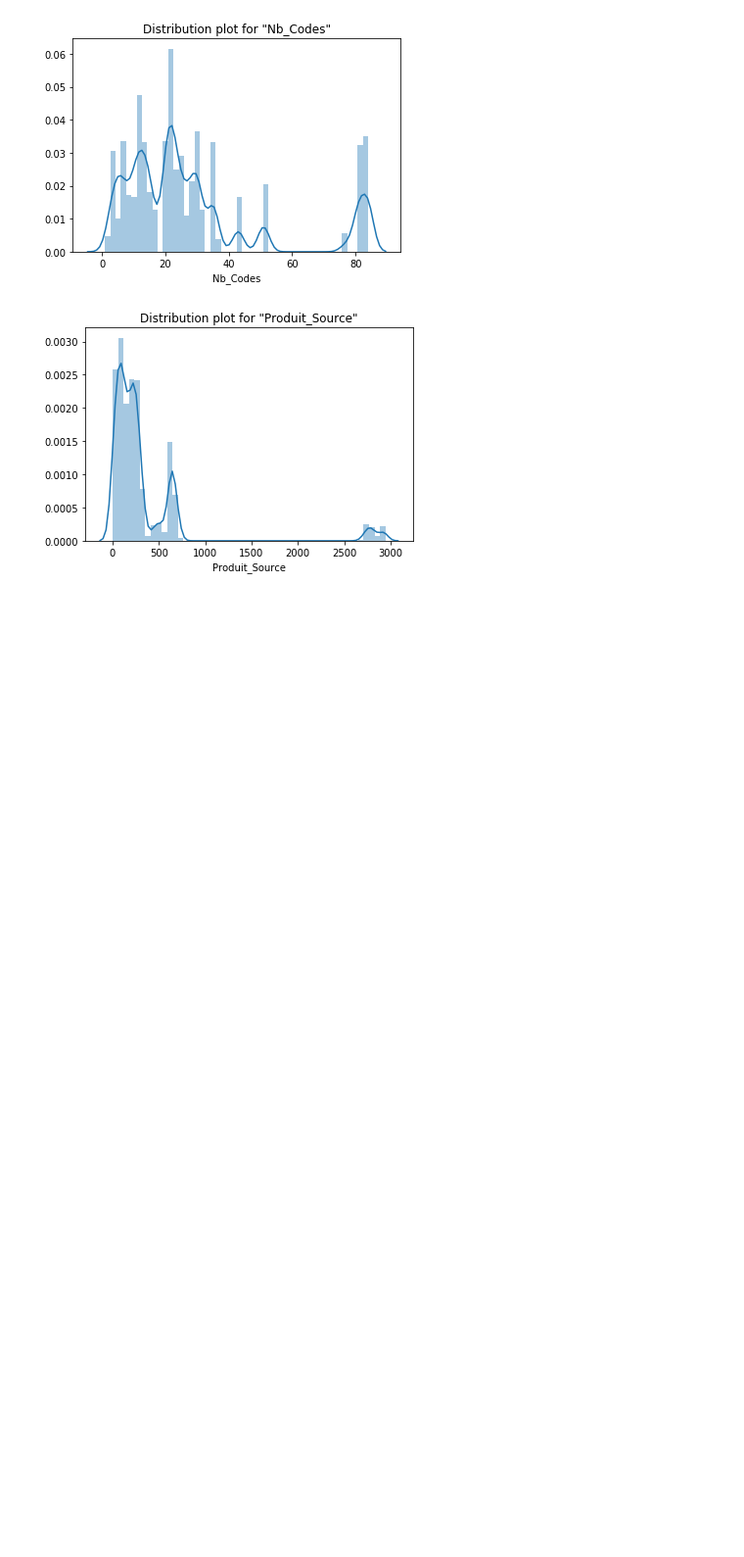
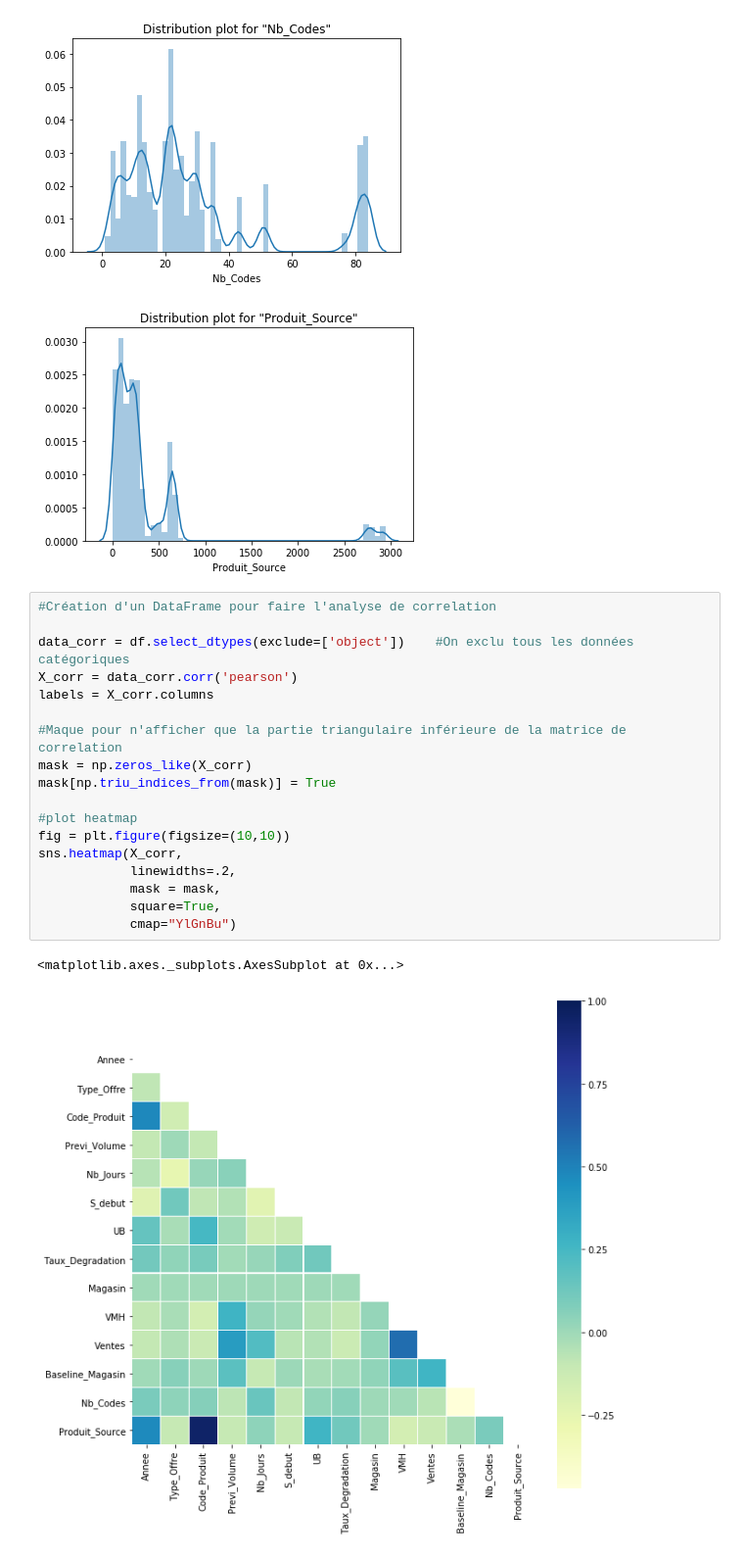
Before and after one commit to BOTTINYA/Precos_OSA, a Jupyter notebook: data/data visualisation.ipynb, the cells around one changed output. Shown: that part at 98% size. Saved outputs shown, nothing was run; the diff lists cells and outputs as text; blank space fills up the shorter version.

Commit message:
DEV visualisation des données

```diff
--- a/data/data visualisation.ipynb
+++ b/data/data visualisation.ipynb
@@ -69,3 +69,24 @@ for i in feature_names:
 [figure]
 [figure]
 [figure]
+# %%
+#Création d'un DataFrame pour faire l'analyse de correlation
+
+data_corr = df.select_dtypes(exclude=['object'])    #On exclu tous les données catégoriques
+X_corr = data_corr.corr('pearson')
+labels = X_corr.columns
+
+#Maque pour n'afficher que la partie triangulaire inférieure de la matrice de correlation
+mask = np.zeros_like(X_corr)
+mask[np.triu_indices_from(mask)] = True
+
+#plot heatmap
+fig = plt.figure(figsize=(10,10))
+sns.heatmap(X_corr,
+            linewidths=.2,
+            mask = mask,
+            square=True,
+            cmap="YlGnBu")
+# %% [output]
+<matplotlib.axes._subplots.AxesSubplot at 0x...>
+[figure, added]
```
Also changed, not shown: parts of 2 cells of this notebook.
